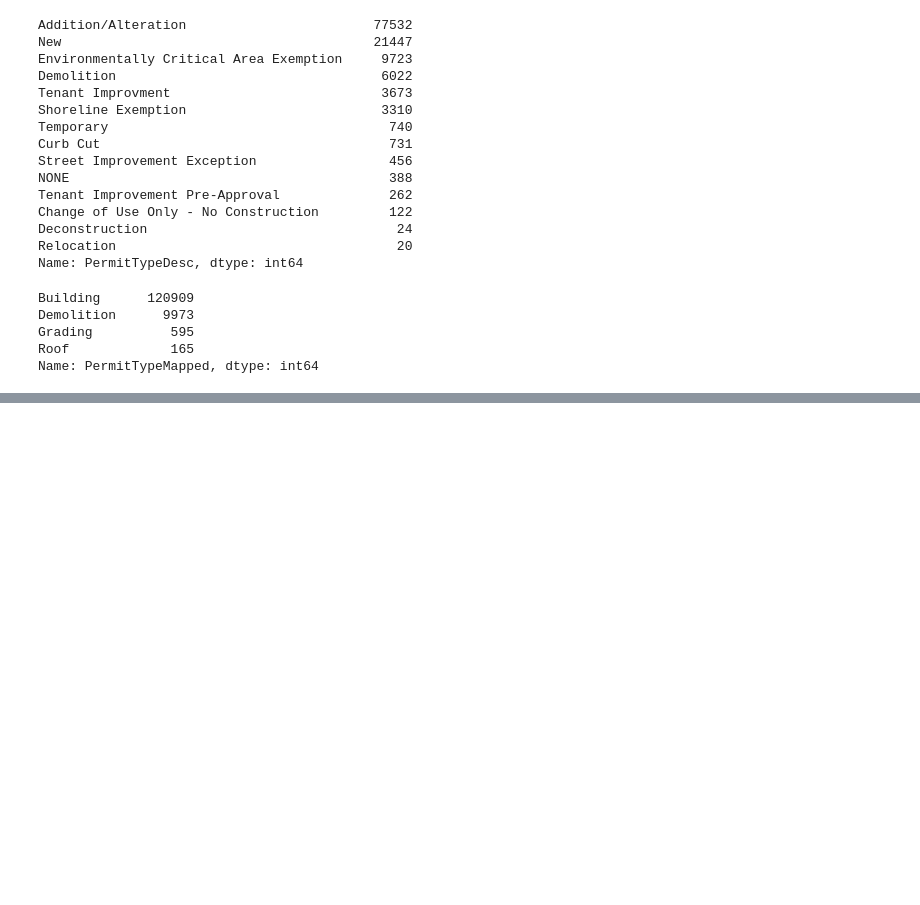
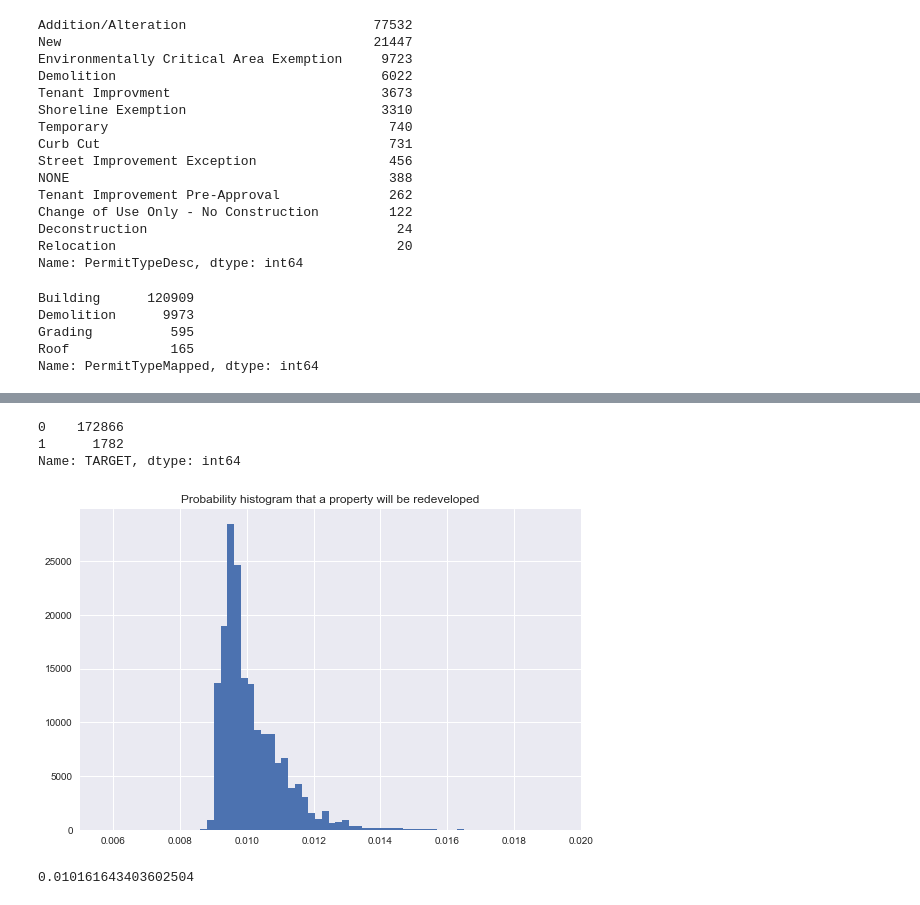
Before and after one commit to frischmuth/Seattle-Real-Estate-Analysis, a Jupyter notebook: ViewResults.ipynb, the cells around one changed output, grey strips where cells are left out. Drawn from its saved outputs; the diff is of its cells as text; code cells hidden in the pictures; blank space fills up the shorter version.

```diff
--- a/ViewResults.ipynb
+++ b/ViewResults.ipynb
@@ -132,3 +132,5 @@ Demolition      9973
 Grading          595
 Roof             165
 Name: PermitTypeMapped, dtype: int64
+# %%
+predictions = pd.read_csv('data/predictions.csv')
@@ -134,0 +153,19 @@ Name: PermitTypeMapped, dtype: int64
+# %%
+predictions['TARGET'].value_counts()
+# %% [output]
+0    172866
+1      1782
+Name: TARGET, dtype: int64
+# %%
+import matplotlib.pyplot as plt
+plt.style.use('seaborn')
+fig, ax = plt.subplots()
+ax.hist(predictions['prob1'],bins=500)
+ax.set_title('Probability histogram that a property will be redeveloped')
+ax.set_xlim(.005,.02);
+# %% [output]
+[figure, added]
+# %%
+predictions['prob1'].mean()
+# %% [output]
+0.010161643403602504
```
Also changed, not shown: parts of 16 cells of this notebook, 9 other files.
